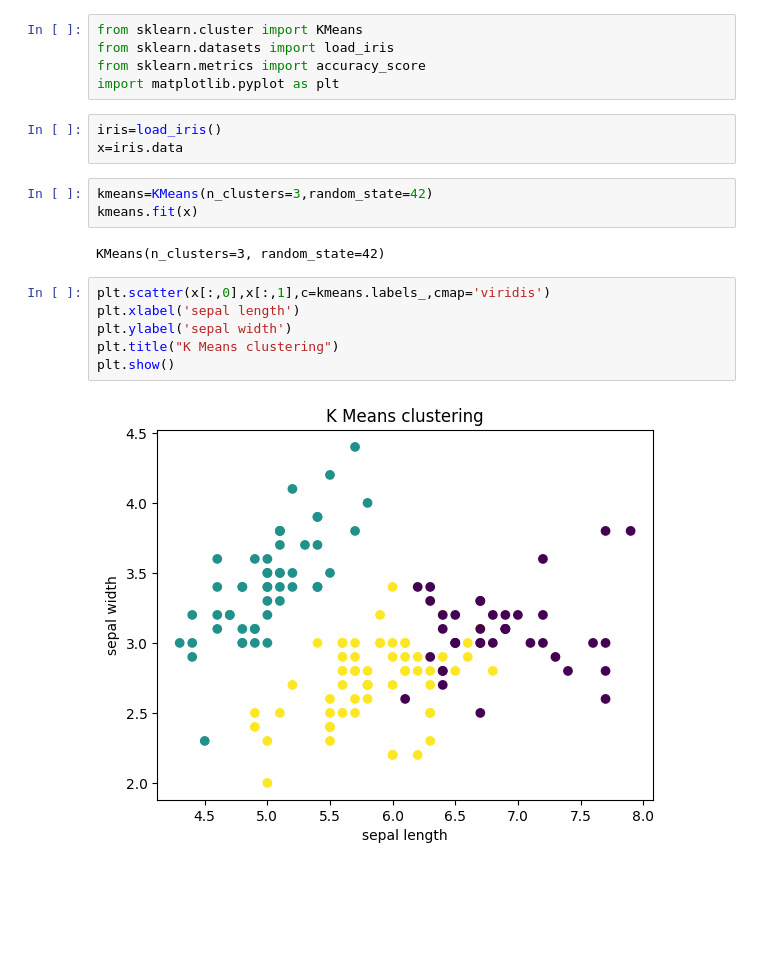
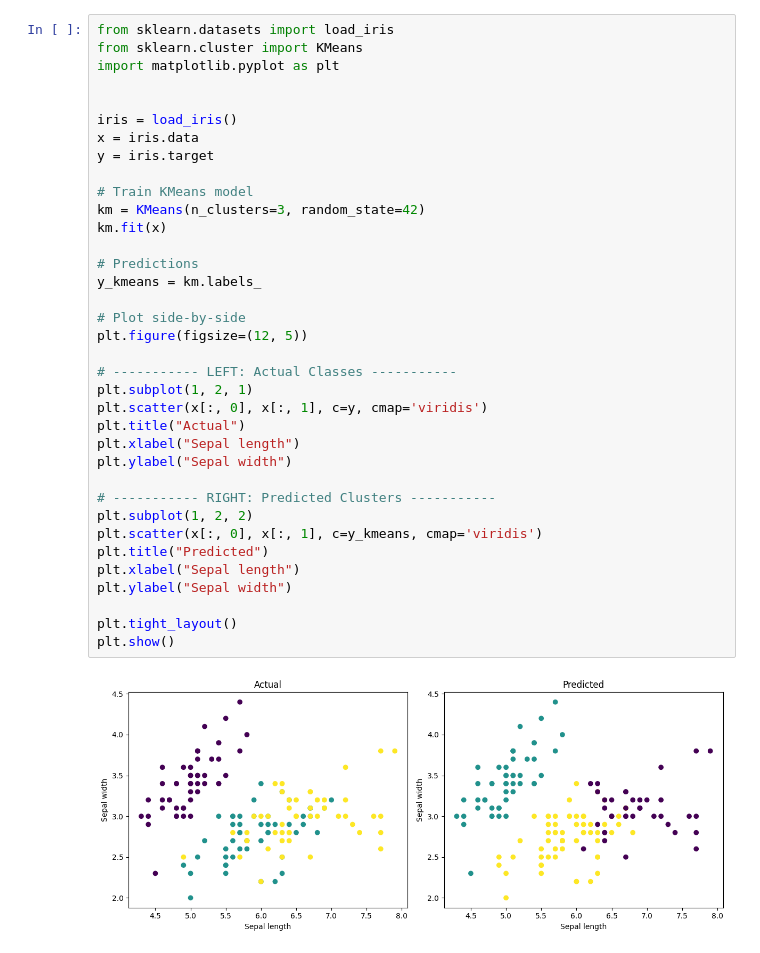
Before and after one commit to abhxi-r-s/MCA, a Jupyter notebook: Sem 3/Data Science/Practise/KMeans.ipynb, the cells around one changed output. Cells and saved outputs as stored; diff of their text form; blank space fills up the shorter version.

```diff
--- a/Sem 3/Data Science/Practise/KMeans.ipynb
+++ b/Sem 3/Data Science/Practise/KMeans.ipynb
@@ -1,21 +1,38 @@
-# %%
-from sklearn.cluster import KMeans
-from sklearn.datasets import load_iris
-from sklearn.metrics import accuracy_score
-import matplotlib.pyplot as plt
-# %%
-iris=load_iris()
-x=iris.data
-# %%
-kmeans=KMeans(n_clusters=3,random_state=42)
-kmeans.fit(x)
-# %% [output]
-KMeans(n_clusters=3, random_state=42)
-# %%
-plt.scatter(x[:,0],x[:,1],c=kmeans.labels_,cmap='viridis')
-plt.xlabel('sepal length')
-plt.ylabel('sepal width')
-plt.title("K Means clustering")
-plt.show()
-# %% [output]
-[figure, removed]
+# %%
+from sklearn.datasets import load_iris
+from sklearn.cluster import KMeans
+import matplotlib.pyplot as plt
+
+
+iris = load_iris()
+x = iris.data
+y = iris.target
+
+# Train KMeans model
+km = KMeans(n_clusters=3, random_state=42)
+km.fit(x)
+
+# Predictions
+y_kmeans = km.labels_
+
+# Plot side-by-side
+plt.figure(figsize=(12, 5))
+
+# ----------- LEFT: Actual Classes -----------
+plt.subplot(1, 2, 1)
+plt.scatter(x[:, 0], x[:, 1], c=y, cmap='viridis')
+plt.title("Actual")
+plt.xlabel("Sepal length")
+plt.ylabel("Sepal width")
+
+# ----------- RIGHT: Predicted Clusters -----------
+plt.subplot(1, 2, 2)
+plt.scatter(x[:, 0], x[:, 1], c=y_kmeans, cmap='viridis')
+plt.title("Predicted")
+plt.xlabel("Sepal length")
+plt.ylabel("Sepal width")
+
+plt.tight_layout()
+plt.show()
+# %% [output]
+[figure, added]
```
Also changed, not shown: 21 other files.
